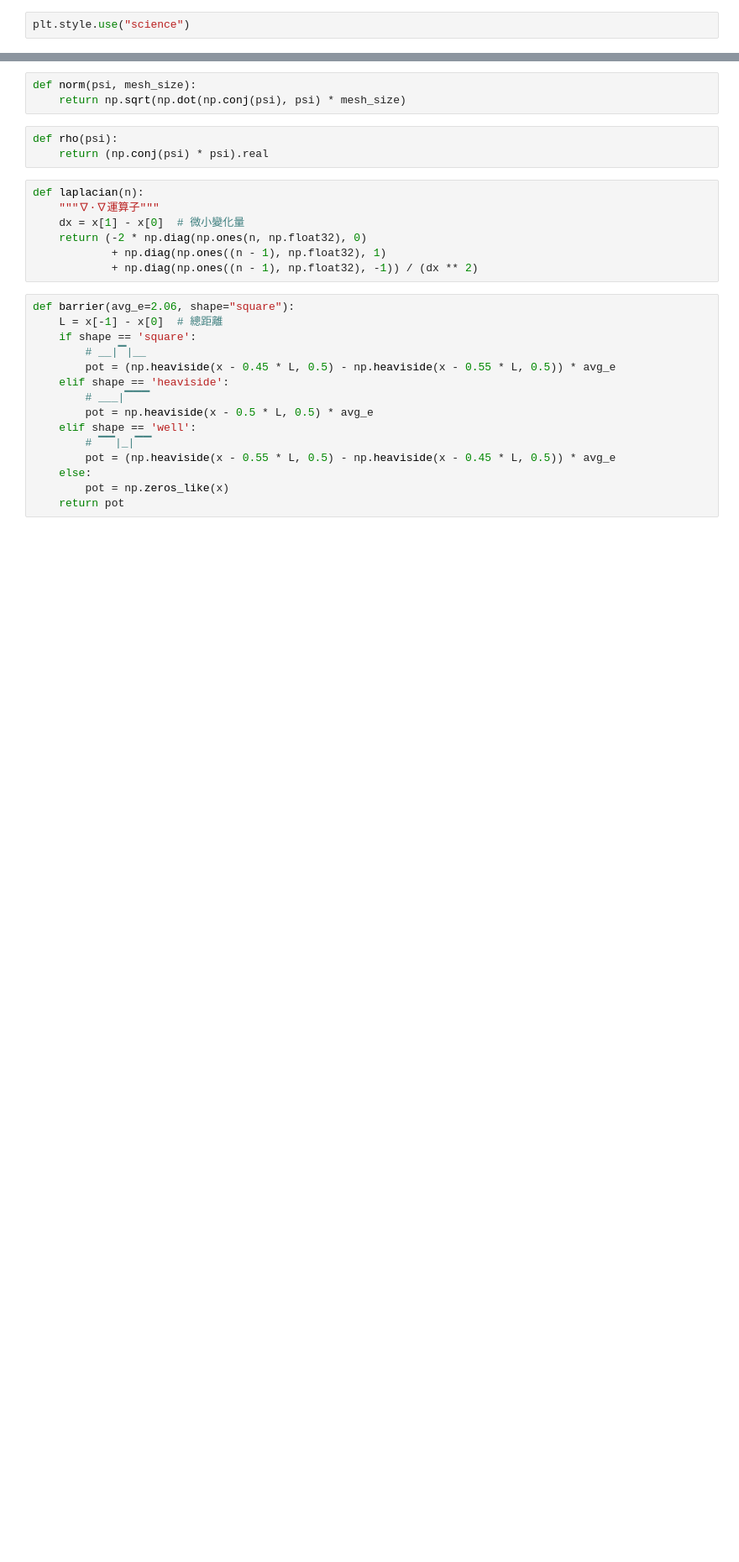
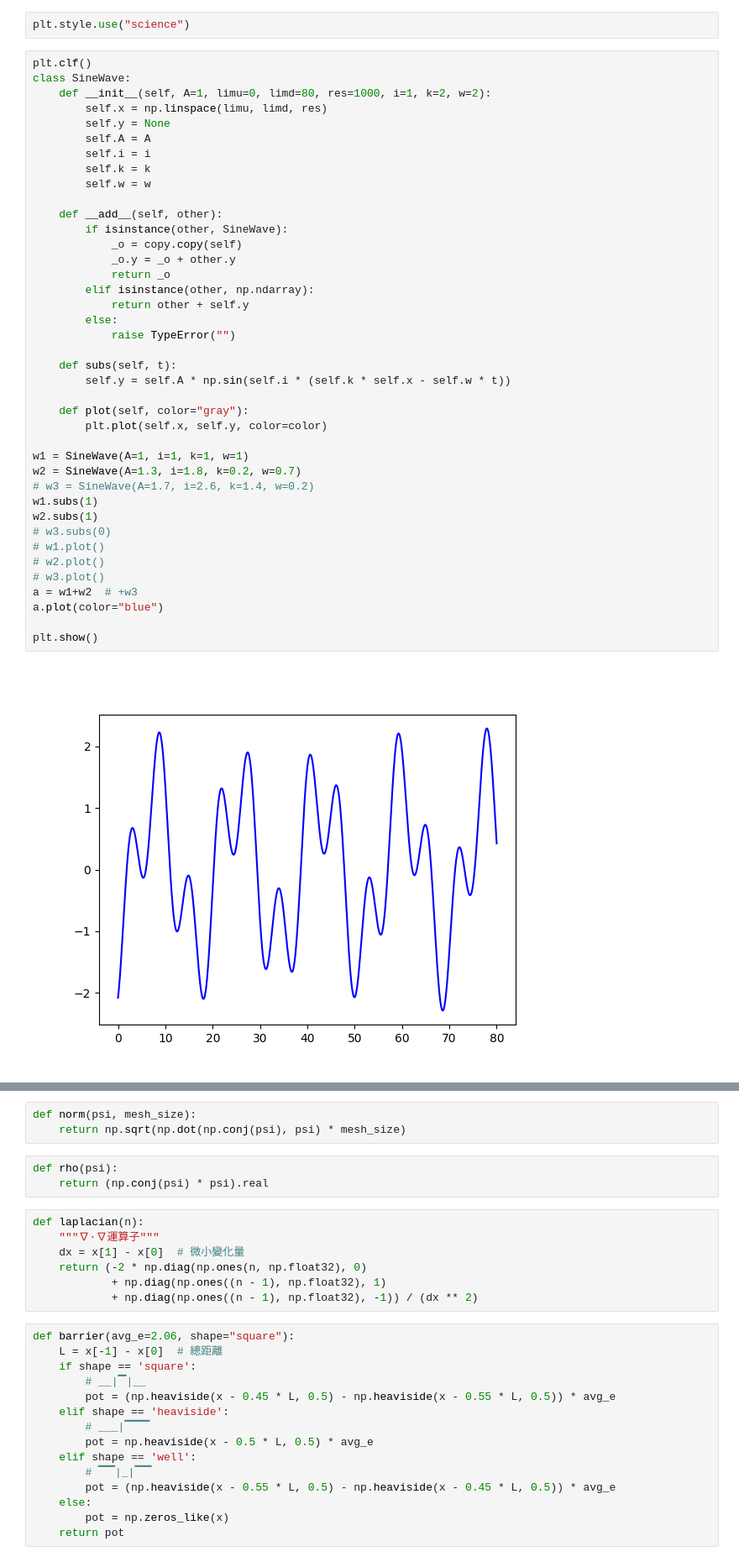
Before and after one commit to QuMCoding/QM-Book-Source, a Jupyter notebook: wave_packet.ipynb, the cells around one changed output, grey strips where cells are left out. Shown at 84% size. Drawn from its saved outputs; the diff is of its cells as text; blank space fills up the shorter version.

```diff
--- a/wave_packet.ipynb
+++ b/wave_packet.ipynb
@@ -10,3 +11,45 @@ import scienceplots
 %matplotlib widget
 # %%
 plt.style.use("science")
+# %%
+plt.clf()
+class SineWave:
+    def __init__(self, A=1, limu=0, limd=80, res=1000, i=1, k=2, w=2):
+        self.x = np.linspace(limu, limd, res)
+        self.y = None
+        self.A = A
+        self.i = i
+        self.k = k
+        self.w = w
+
+    def __add__(self, other):
+        if isinstance(other, SineWave):
+            _o = copy.copy(self)
+            _o.y = _o + other.y
+            return _o
+        elif isinstance(other, np.ndarray):
+            return other + self.y
+        else:
+            raise TypeError("")
+
+    def subs(self, t):
+        self.y = self.A * np.sin(self.i * (self.k * self.x - self.w * t))
+
+    def plot(self, color="gray"):
+        plt.plot(self.x, self.y, color=color)
+
+w1 = SineWave(A=1, i=1, k=1, w=1)
+w2 = SineWave(A=1.3, i=1.8, k=0.2, w=0.7)
+# w3 = SineWave(A=1.7, i=2.6, k=1.4, w=0.2)
+w1.subs(1)
+w2.subs(1)
+# w3.subs(0)
+# w1.plot()
+# w2.plot()
+# w3.plot()
+a = w1+w2  # +w3
+a.plot(color="blue")
+
+plt.show()
+# %% [output]
+[figure, added]
```
Also changed, not shown: parts of 2 cells of this notebook.
